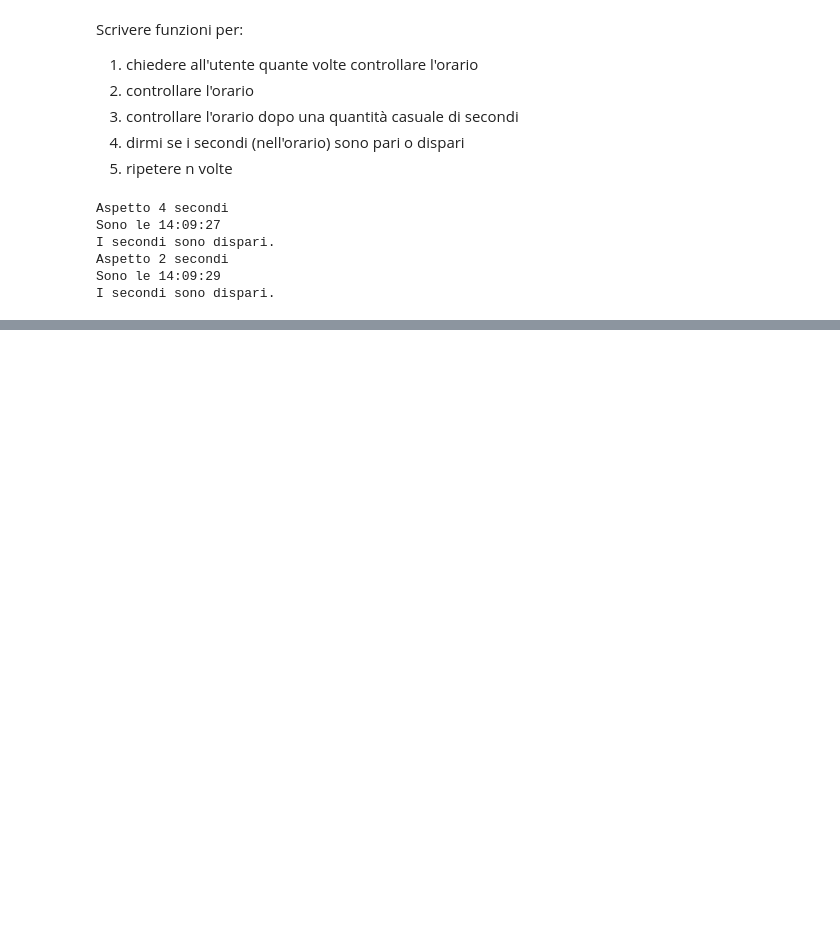
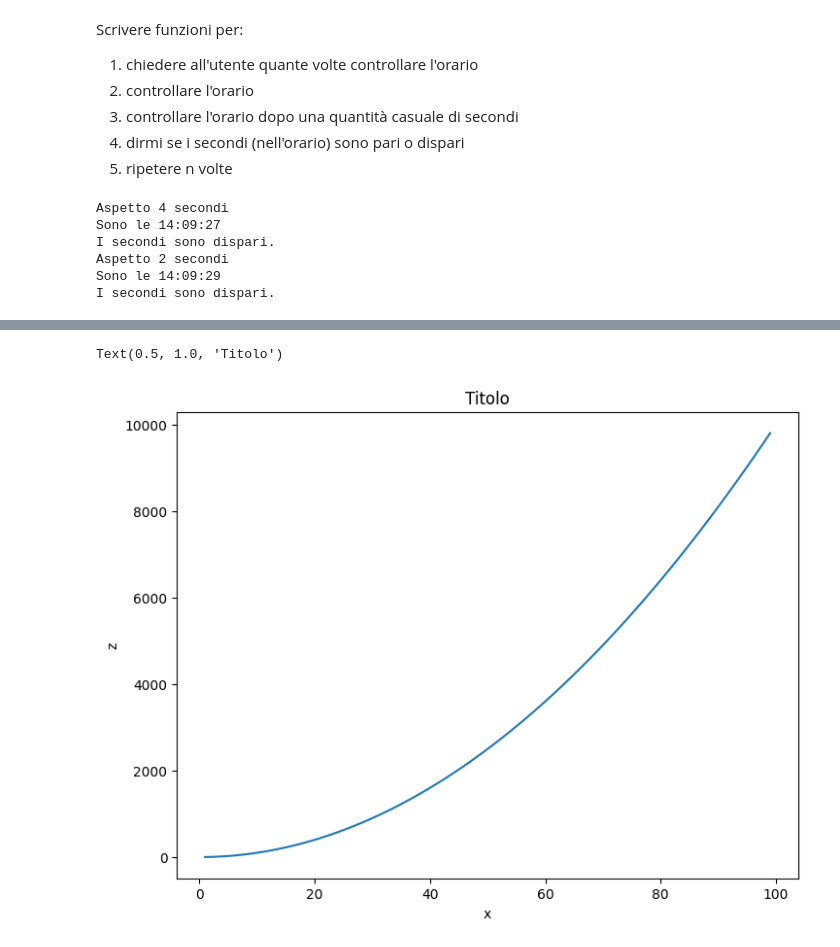
Before and after one commit to riccardodanna/ITS_PrimaRepo, a Jupyter notebook: Lezione 3.ipynb, the cells around one changed output, grey strips where cells are left out. Saved outputs shown, nothing was run; the diff lists cells and outputs as text; code cells hidden in the pictures; blank space fills up the shorter version.

```diff
--- a/Lezione 3.ipynb
+++ b/Lezione 3.ipynb
@@ -269,0 +621,19 @@ I secondi sono dispari.
+# %%
+x = np.arange(1,100)
+y = x * 2
+z = x** 2
+# esercizio
+# creare una figura con la funzione plt.figure()
+# usare la funzione add_axes per creare un grafico [0,0,1,1] (ax)
+# x,y su quelle assi
+# asse x avrà il nome di 'x'. y avrà il nome di 'y', titolo del grafico: 'titolo'
+# %%
+fig = plt.figure()
+ax = fig.add_axes([0,0,1,1])
+ax.plot(x,z)
+ax.set_xlabel('x')
+ax.set_ylabel('z')
+ax.set_title('Titolo')
+# %% [output]
+Text(0.5, 1.0, 'Titolo')
+[figure, added]
```
Also changed, not shown: parts of 37 cells of this notebook.
